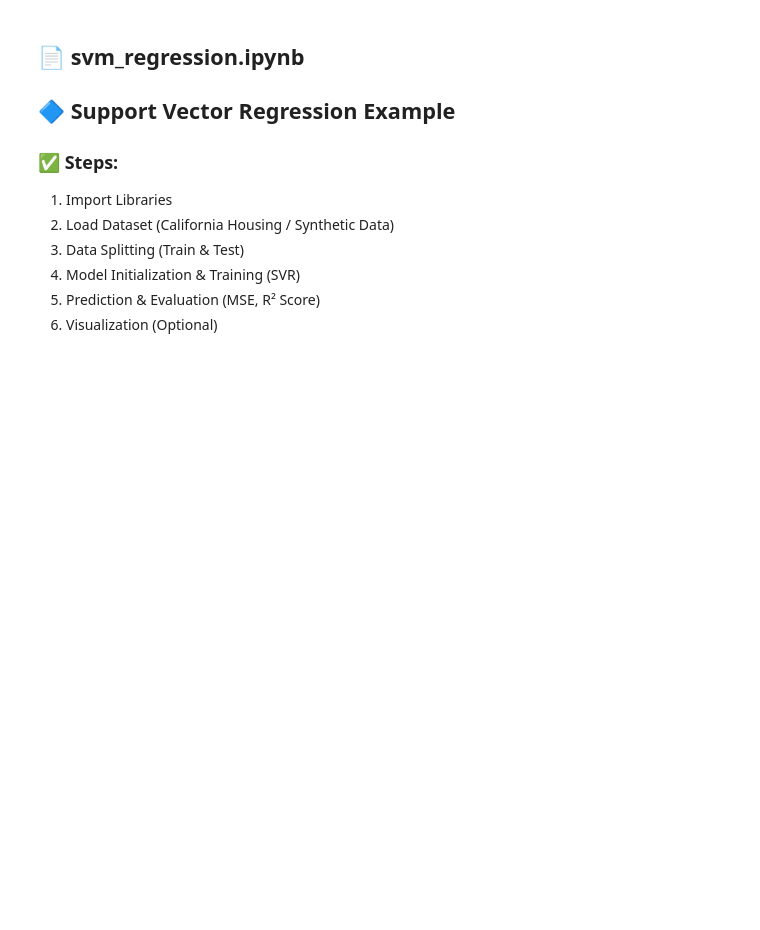
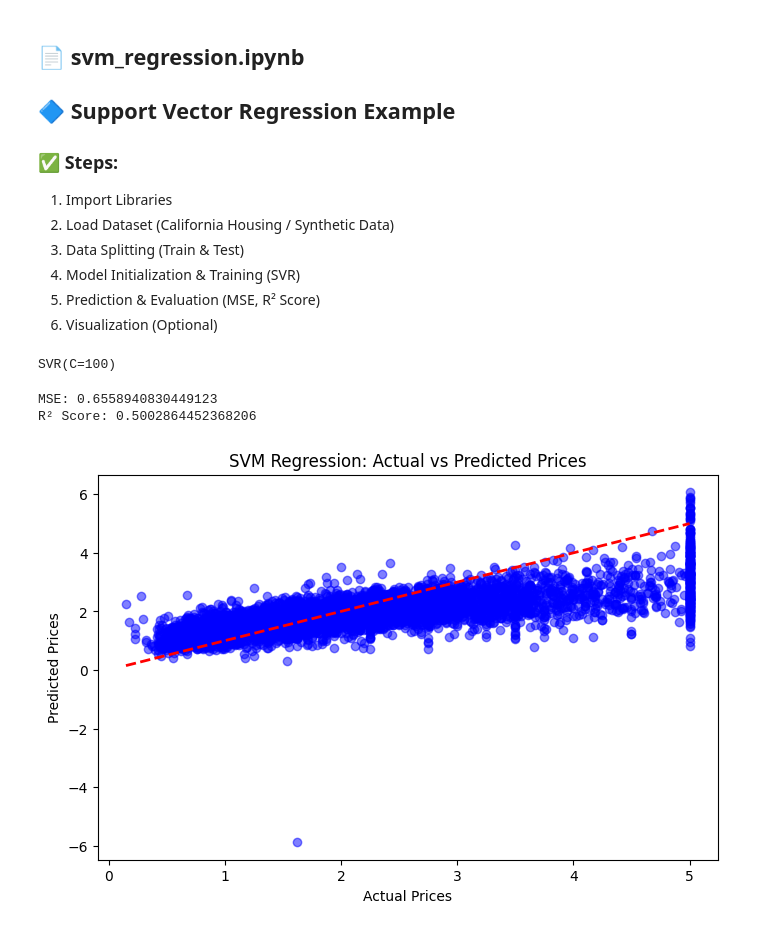
Before and after one commit to selvaneyas/python-learning, a Jupyter notebook: 30 Day of ML/day17_Support Vector Machines.ipynb, the cells around one changed output. Saved outputs shown, nothing was run; the diff lists cells and outputs as text; code cells hidden in the pictures; blank space fills up the shorter version.

```diff
--- a/30 Day of ML/day17_Support Vector Machines.ipynb
+++ b/30 Day of ML/day17_Support Vector Machines.ipynb
@@ -147,0 +156,34 @@ plt.show()
+# %%
+# Load dataset
+data = fetch_california_housing()
+X, y = data.data, data.target
+# %%
+# Split dataset
+X_train, X_test, y_train, y_test = train_test_split(X, y, test_size=0.3, random_state=42)
+# %%
+# Train SVR model
+svr = SVR(kernel='rbf', C=100, epsilon=0.1)
+svr.fit(X_train, y_train)
+# %% [output]
+SVR(C=100)
+# %%
+# Predict
+y_pred = svr.predict(X_test)
+# %%
+# Evaluate
+print("MSE:", mean_squared_error(y_test, y_pred))
+print("R² Score:", r2_score(y_test, y_pred))
+# %% [output]
+MSE: 0.6558940830449123
+R² Score: 0.5002864452368206
+# %%
+# Visualization (Actual vs Predicted)
+plt.figure(figsize=(8, 5))
+plt.scatter(y_test, y_pred, color='blue', alpha=0.5)
+plt.plot([min(y_test), max(y_test)], [min(y_test), max(y_test)], 'r--', linewidth=2)  # Line y=x
+plt.xlabel('Actual Prices')
+plt.ylabel('Predicted Prices')
+plt.title('SVM Regression: Actual vs Predicted Prices')
+plt.show()
+# %% [output]
+[figure, added]
```
Also changed, not shown: parts of 1 cell of this notebook.
